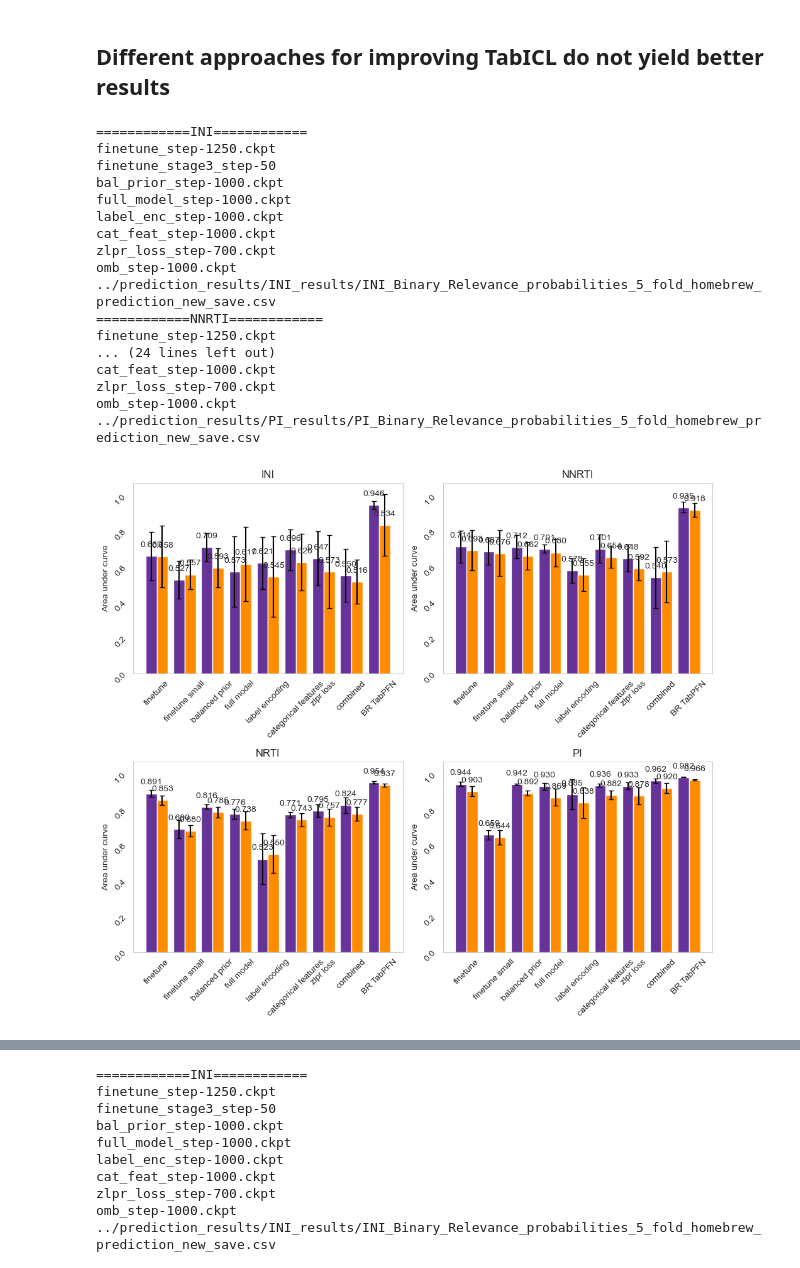
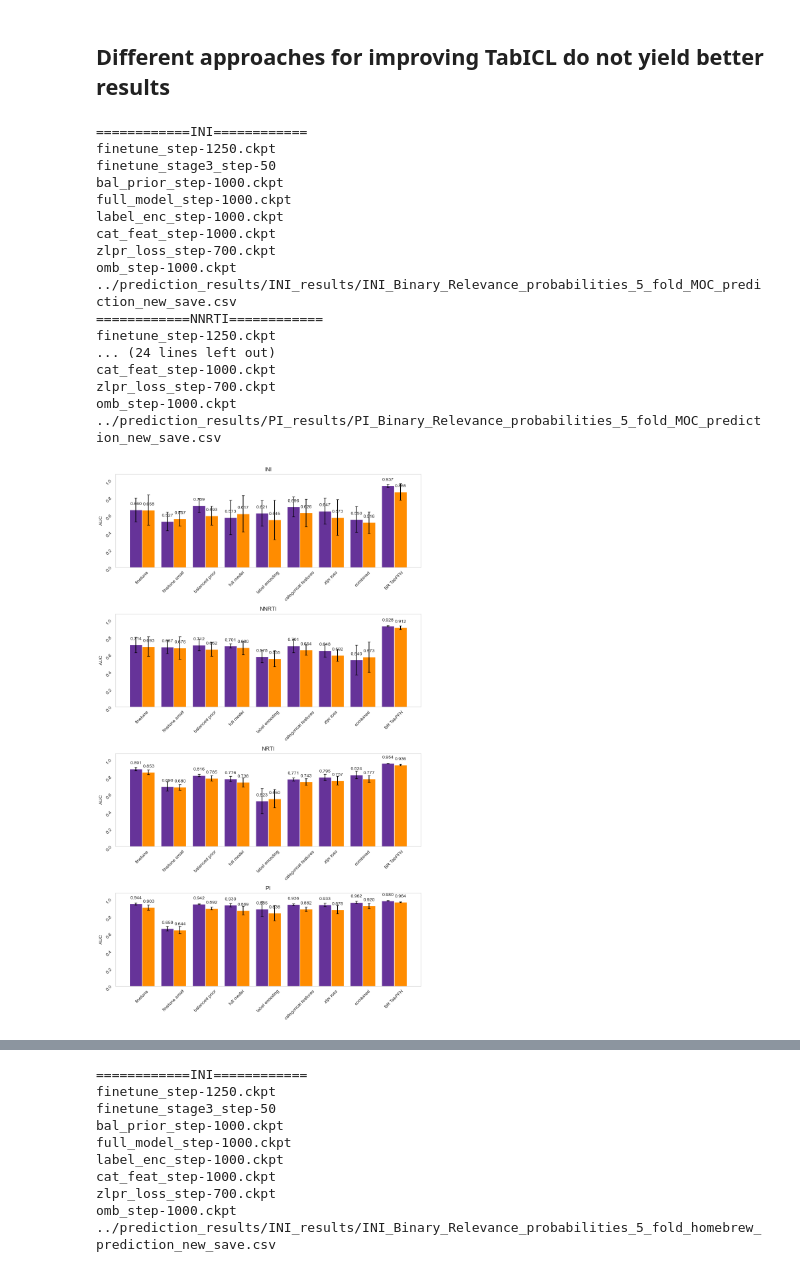
Before and after one commit to FloAvis/MultiLabel-PFN, a Jupyter notebook: statistics/MA_statistics.ipynb, the cells around one changed output, grey strips where cells are left out. Cells and saved outputs as stored; diff of their text form; code cells hidden in the pictures.

```diff
--- a/statistics/MA_statistics.ipynb
+++ b/statistics/MA_statistics.ipynb
@@ -54,7 +54,7 @@ models = [
 
 ending = "_5_fold_new_loss_sigmoid.csv"
 
-'''
+
 ml_models = [modeltype + x for x in models]
 
 
@@ -88,13 +88,13 @@ tmp_sub_accs_fold_mean, tmp_sub_accs_fold_std = result_handler.calc_metrics(file
 
 df_sub_accs_groups_mean = pd.DataFrame(sub_accs_fold_mean)
 df_sub_accs_groups_std = pd.DataFrame(sub_accs_fold_std)
-'''
+
 
 models_w_TabPFN = ["finetune",
     "finetune small",
     "full model",
     "original weights",
-    "random", "Only 0", "BR TabPFN", "BR TabICL", "CC TabPFN"]
+    "random", "Only resistant", "BR TabPFN", "BR TabICL", "CC TabPFN"]
 
 color = ["tab:gray"] * 4 + ["tab:brown"] * 2 + ["tab:red"] * 2 + ["tab:cyan"]
 
@@ -125,5 +125,5 @@ for i, drug in enumerate(df_sub_accs_groups_mean.columns.values.tolist()):
 fig.tight_layout()
 #plt.show()
 
-plt.savefig("../figures/07_ma_not_as_good/ma_comp_exam_acc_new.png")
+plt.savefig("../figures/07_ma_not_as_good/ma_comp_exam_acc_new2.png")
 # %% [output]
@@ -422,7 +484,7 @@ x_ticks = ["finetune",
 x = np.arange(len(x_ticks))  # the label locations
 width = 0.4  # the width of the bars
 
-fig, axs = plt.subplots(2, 2, figsize=(9, 9),layout='tight')
+fig, axs = plt.subplots(2, 2, figsize=(8, 8),layout='tight')
 
 axs = axs.flatten()
 
@@ -435,14 +497,14 @@ for i, path in enumerate(filepath_list):
     for attribute, measurement in results_mean[i].items():
         offset = width * multiplier
         rects = ax.bar(x + offset, measurement, width, label=attribute, color=color[attribute])
-        print(results_std[i][attribute.strip("MEAN") + "STD"])
+        #print(results_std[i][attribute.strip("MEAN") + "STD"])
         ax.errorbar(x + offset, measurement, yerr=results_std[i][attribute.strip("MEAN") + "STD"],capsize=3, fmt="none", ecolor="black")
         ax.bar_label(rects, fmt='%.3f', padding=8)
         multiplier += 1
 
     ax.grid(False)
     # Add some text for labels, title and custom x-axis tick labels, etc.
-    ax.set_ylabel('Area under curve')
+    ax.set_ylabel('AUC')
     ax.set_title(path.split("/")[-1].strip("_"))
     ax.tick_params(rotation=45)
     ax.set_xticks(x + width, x_ticks)
@@ -535,7 +597,7 @@ for path in filepath_list:
 
     #comp_mod = [benchmark_prefix + "BR_XGB_probabilities.csv", benchmark_prefix + "CC_XGB_probabilities.csv", path + "Binary_Relevance_probabilities_5_fold_homebrew_prediction_new_save.csv", path + "Classifier_Chain_probabilities_5_fold_homebrew_prediction_woNaN_new_save.csv"]
 
-    comp_mod = [path + "Binary_Relevance_probabilities_5_fold_homebrew_prediction_new_save.csv"]
+    comp_mod = [path + "Binary_Relevance_probabilities_5_fold_MOC_prediction_new_save.csv"]
 
     for model in comp_mod:
 
@@ -587,7 +649,7 @@ width = 0.4  # the width of the bars
 color = {"ROC AUC MEAN":"rebeccapurple",
                     "PRC AUC MEAN":"darkorange"}
 
-fig, axs = plt.subplots(2, 2, figsize=(10, 9),layout='tight')
+fig, axs = plt.subplots(4, 1, figsize=(10, 17),layout='tight')
 
 axs = axs.flatten()
 
@@ -604,35 +666,35 @@ for i, path in enumerate(filepath_list):
         ax.errorbar(x + offset, measurement, yerr=results_std[i][attribute.strip("MEAN") + "STD"],capsize=3, fmt="none", ecolor="black")
         ax.bar_label(rects, fmt='%.3f', padding=8)
         multiplier += 1
 
     ax.grid(False)
     # Add some text for labels, title and custom x-axis tick labels, etc.
-    ax.set_ylabel('Area under curve')
+    ax.set_ylabel('AUC')
     ax.set_title(path.split("/")[-1].strip("_"))
     ax.tick_params(rotation=45)
     ax.set_xticks(x + width, x_ticks)
     #ax.legend(loc='upper left', ncols=3)
     ax.set_ylim(0, 1.07)
 
 #plt.show()
 
-#plt.savefig("../figures/08_diff_approaches/diff_app_auc_new.png")
+plt.savefig("../figures/08_diff_approaches/diff_app_auc_new2.png")
 # %% [output]
 ============INI============
 finetune_step-1250.ckpt
 finetune_stage3_step-50
 bal_prior_step-1000.ckpt
 full_model_step-1000.ckpt
 label_enc_step-1000.ckpt
 cat_feat_step-1000.ckpt
 zlpr_loss_step-700.ckpt
 omb_step-1000.ckpt
-../prediction_results/INI_results/INI_Binary_Relevance_probabilities_5_fold_homebrew_prediction_new_save.csv
+../prediction_results/INI_results/INI_Binary_Relevance_probabilities_5_fold_MOC_prediction_new_save.csv
 ============NNRTI============
 finetune_step-1250.ckpt
 ... (24 lines left out)
 cat_feat_step-1000.ckpt
 zlpr_loss_step-700.ckpt
 omb_step-1000.ckpt
-../prediction_results/PI_results/PI_Binary_Relevance_probabilities_5_fold_homebrew_prediction_new_save.csv
+../prediction_results/PI_results/PI_Binary_Relevance_probabilities_5_fold_MOC_prediction_new_save.csv
-[figure, old version]
+[figure, new version]
```
Also changed, not shown: parts of 15 cells of this notebook, 8 other files.
